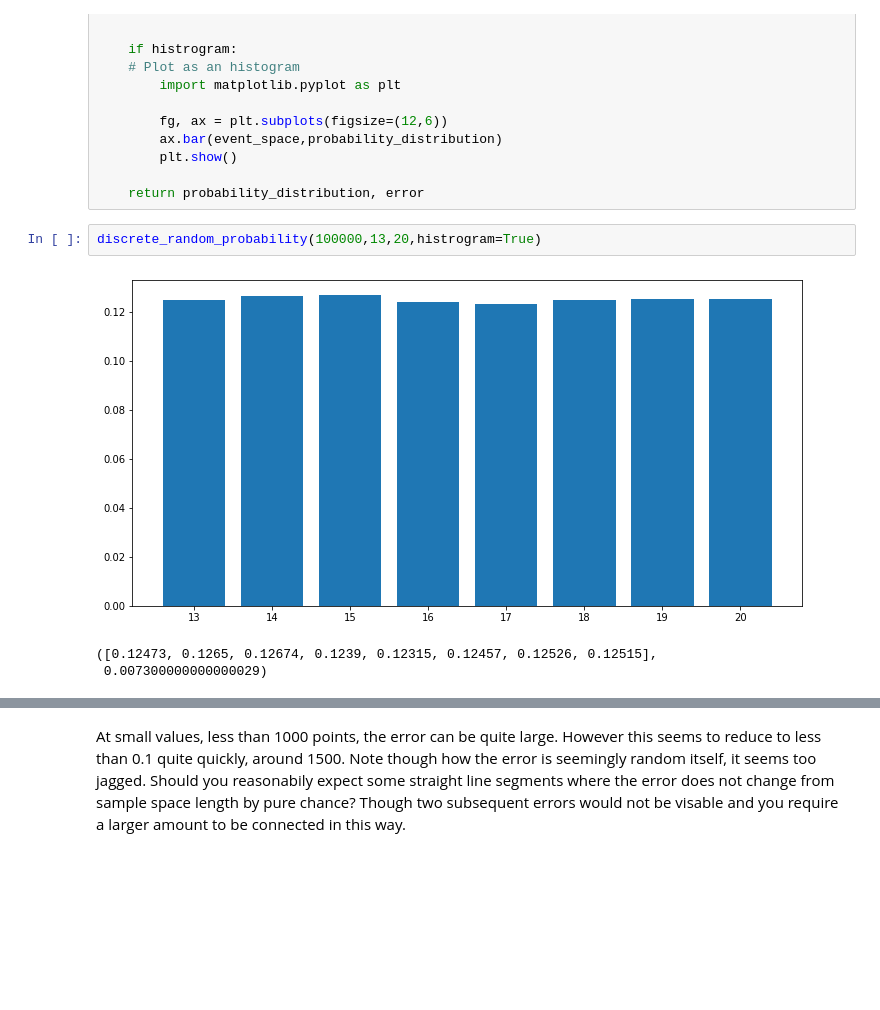
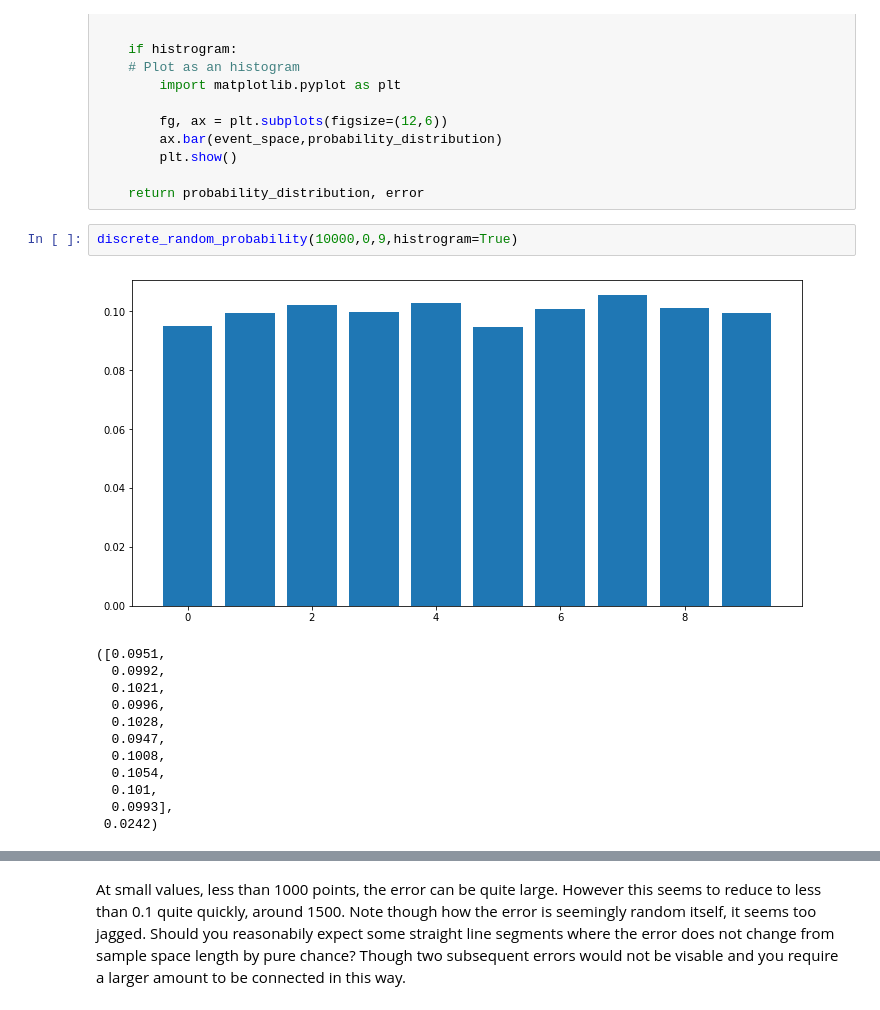
Before and after one commit to JordaanI/SmallPythonProjects, a Jupyter notebook: Stats/Discrete_Distribution.ipynb, the cells around one changed output, grey strips where cells are left out. Saved outputs shown, nothing was run; the diff lists cells and outputs as text; blank space fills up the shorter version.

```diff
--- a/Stats/Discrete_Distribution.ipynb
+++ b/Stats/Discrete_Distribution.ipynb
@@ -31,11 +31,20 @@ def discrete_random_probability(size,start,stop,histrogram=False):
 
     return probability_distribution, error
 # %%
-discrete_random_probability(100000,13,20,histrogram=True)
+discrete_random_probability(10000,0,9,histrogram=True)
 # %% [output]
-[figure, old version]
+[figure, new version]
-([0.12473, 0.1265, 0.12674, 0.1239, 0.12315, 0.12457, 0.12526, 0.12515],
- 0.007300000000000029)
+([0.0951,
+  0.0992,
+  0.1021,
+  0.0996,
+  0.1028,
+  0.0947,
+  0.1008,
+  0.1054,
+  0.101,
+  0.0993],
+ 0.0242)
 # %%
 import matplotlib.pyplot as plt
 #How many numbers do we need before the distribution is uniform
```
Also changed, not shown: parts of 5 cells of this notebook.
